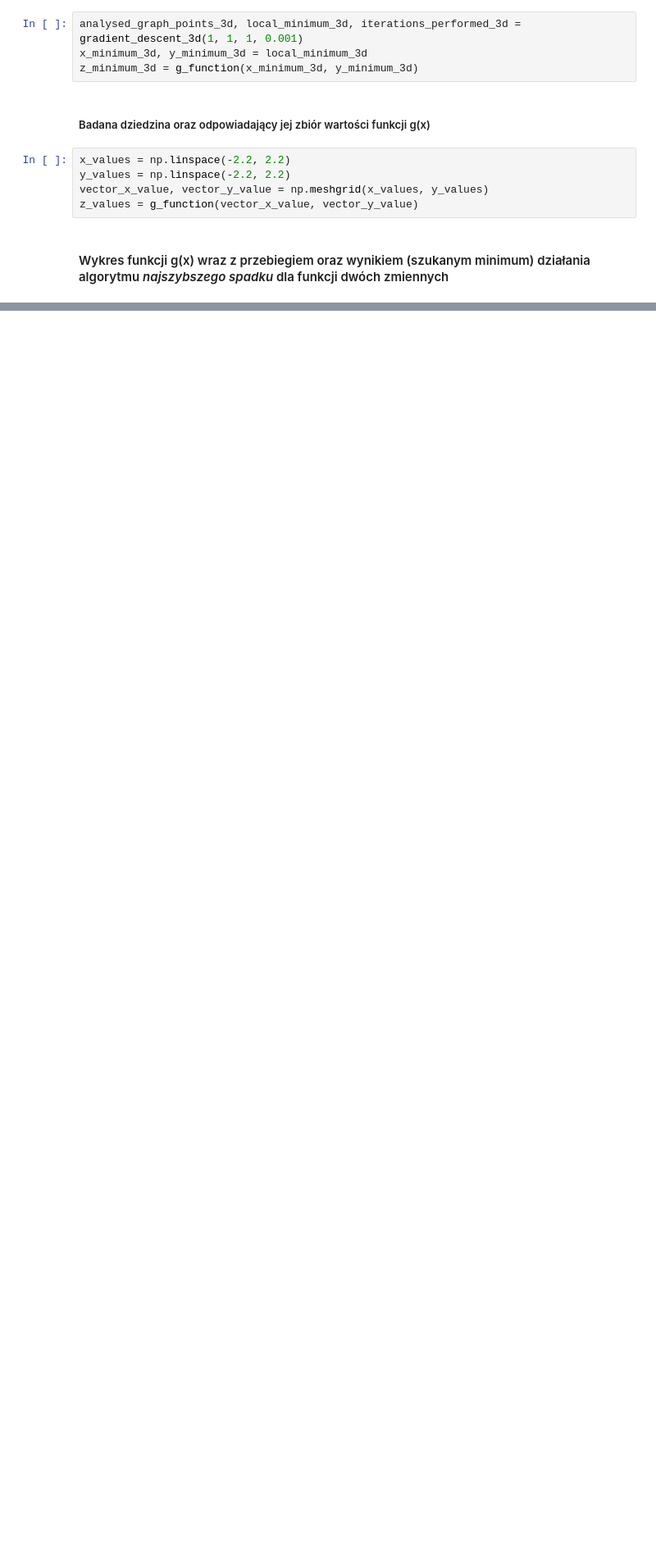
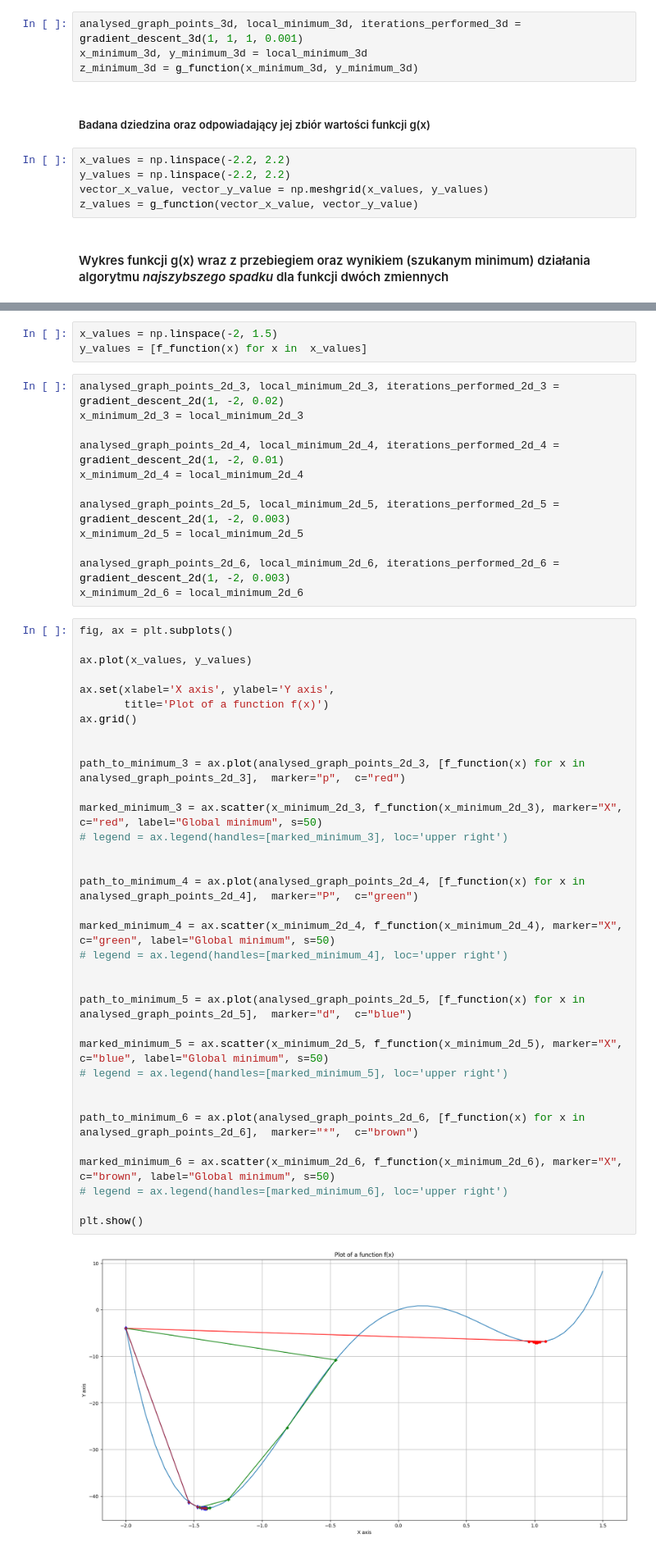
Before and after one commit to goshakowska/AI_steepest_decent, a Jupyter notebook: WSI_LAB1.ipynb, the cells around one changed output, grey strips where cells are left out. Shown at 82% size. Cells and saved outputs as stored; diff of their text form; blank space fills up the shorter version.

```diff
--- a/WSI_LAB1.ipynb
+++ b/WSI_LAB1.ipynb
@@ -240,0 +245,51 @@ plt.show()
+# %%
+x_values = np.linspace(-2, 1.5)
+y_values = [f_function(x) for x in  x_values]
+# %%
+analysed_graph_points_2d_3, local_minimum_2d_3, iterations_performed_2d_3 = gradient_descent_2d(1, -2, 0.02)
+x_minimum_2d_3 = local_minimum_2d_3
+
+analysed_graph_points_2d_4, local_minimum_2d_4, iterations_performed_2d_4 = gradient_descent_2d(1, -2, 0.01)
+x_minimum_2d_4 = local_minimum_2d_4
+
+analysed_graph_points_2d_5, local_minimum_2d_5, iterations_performed_2d_5 = gradient_descent_2d(1, -2, 0.003)
+x_minimum_2d_5 = local_minimum_2d_5
+
+analysed_graph_points_2d_6, local_minimum_2d_6, iterations_performed_2d_6 = gradient_descent_2d(1, -2, 0.003)
+x_minimum_2d_6 = local_minimum_2d_6
+# %%
+fig, ax = plt.subplots()
+
+ax.plot(x_values, y_values)
+
+ax.set(xlabel='X axis', ylabel='Y axis',
+       title='Plot of a function f(x)')
+ax.grid()
+
+
+path_to_minimum_3 = ax.plot(analysed_graph_points_2d_3, [f_function(x) for x in analysed_graph_points_2d_3],  marker="p",  c="red")
+
+marked_minimum_3 = ax.scatter(x_minimum_2d_3, f_function(x_minimum_2d_3), marker="X", c="red", label="Global minimum", s=50)
+# legend = ax.legend(handles=[marked_minimum_3], loc='upper right')
+
+
+path_to_minimum_4 = ax.plot(analysed_graph_points_2d_4, [f_function(x) for x in analysed_graph_points_2d_4],  marker="P",  c="green")
+
+marked_minimum_4 = ax.scatter(x_minimum_2d_4, f_function(x_minimum_2d_4), marker="X", c="green", label="Global minimum", s=50)
+# legend = ax.legend(handles=[marked_minimum_4], loc='upper right')
+
+
+path_to_minimum_5 = ax.plot(analysed_graph_points_2d_5, [f_function(x) for x in analysed_graph_points_2d_5],  marker="d",  c="blue")
+
+marked_minimum_5 = ax.scatter(x_minimum_2d_5, f_function(x_minimum_2d_5), marker="X", c="blue", label="Global minimum", s=50)
+# legend = ax.legend(handles=[marked_minimum_5], loc='upper right')
+
+
+path_to_minimum_6 = ax.plot(analysed_graph_points_2d_6, [f_function(x) for x in analysed_graph_points_2d_6],  marker="*",  c="brown")
+
+marked_minimum_6 = ax.scatter(x_minimum_2d_6, f_function(x_minimum_2d_6), marker="X", c="brown", label="Global minimum", s=50)
+# legend = ax.legend(handles=[marked_minimum_6], loc='upper right')
+
+plt.show()
+# %% [output]
+[figure, added]
```
Also changed, not shown: parts of 3 cells of this notebook.
